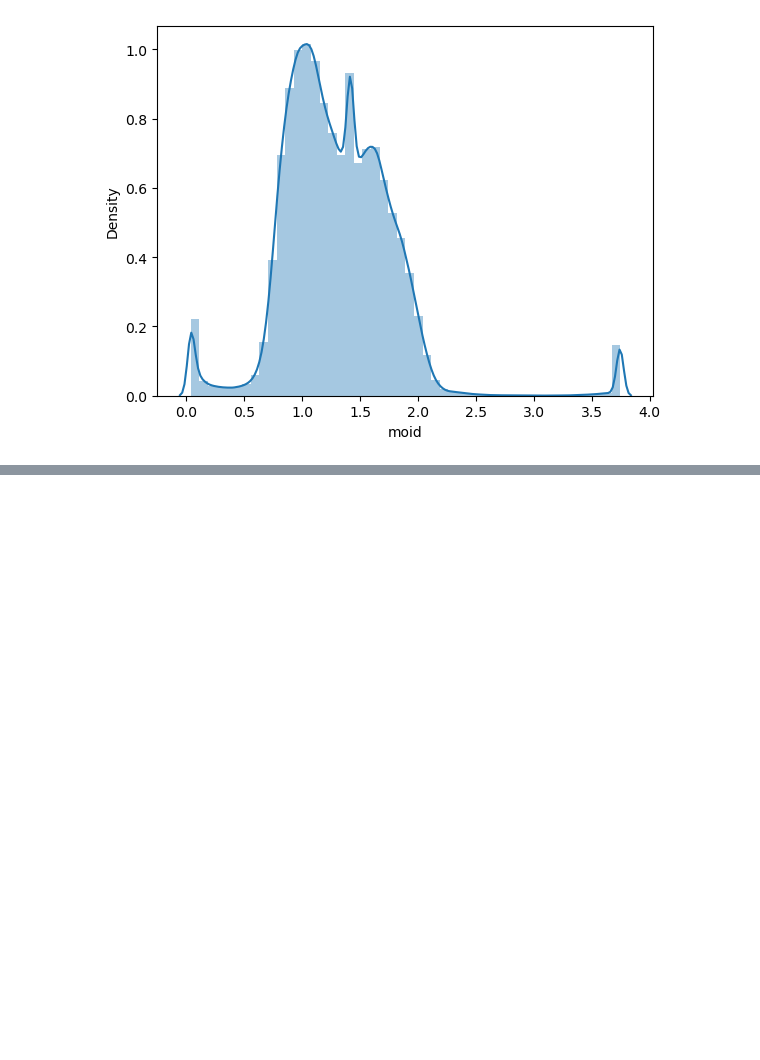
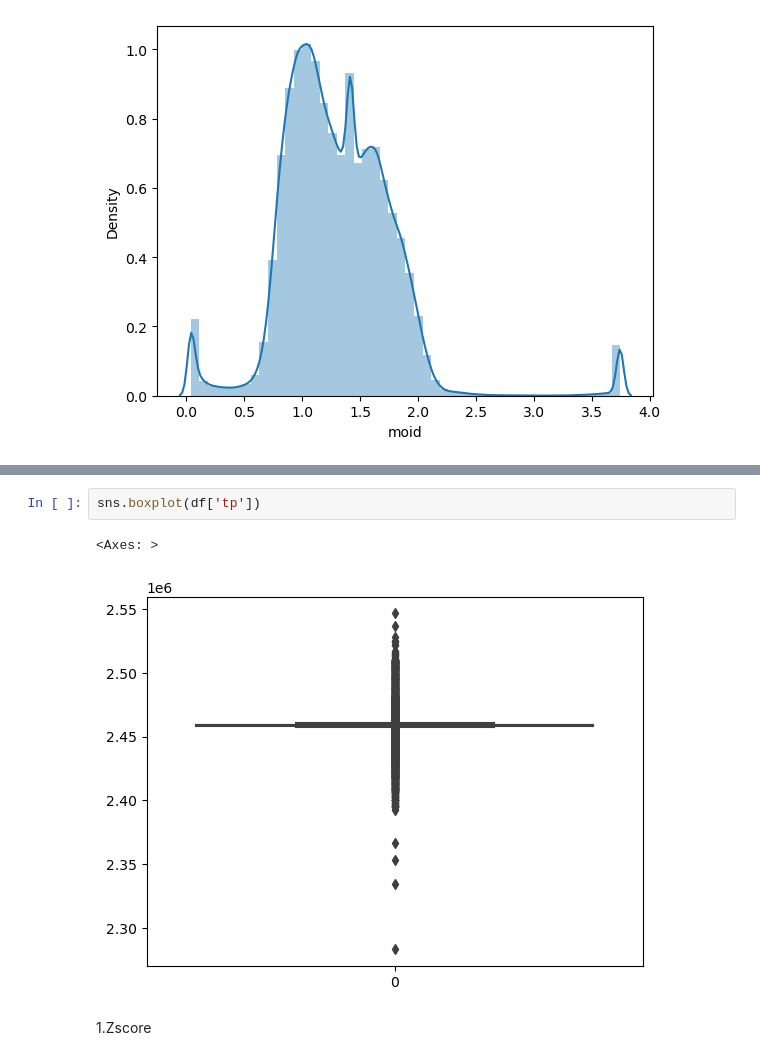
Before and after one commit to agnishde/Asteroid-orbit-classification, a Jupyter notebook: Asteroid Data analysis and Classification.ipynb, the cells around one changed output, grey strips where cells are left out. Drawn from its saved outputs; the diff is of its cells as text; blank space fills up the shorter version.

```diff
--- a/Asteroid Data analysis and Classification.ipynb
+++ b/Asteroid Data analysis and Classification.ipynb
@@ -531,0 +560,7 @@ https://gist.github.com/mwaskom/de44147ed2974457ad6372750bbe5751
+# %%
+sns.boxplot(df['tp'])
+# %% [output]
+<Axes: >
+[figure, added]
+# %% [markdown]
+1.Zscore
```
Also changed, not shown: parts of 62 cells of this notebook.
